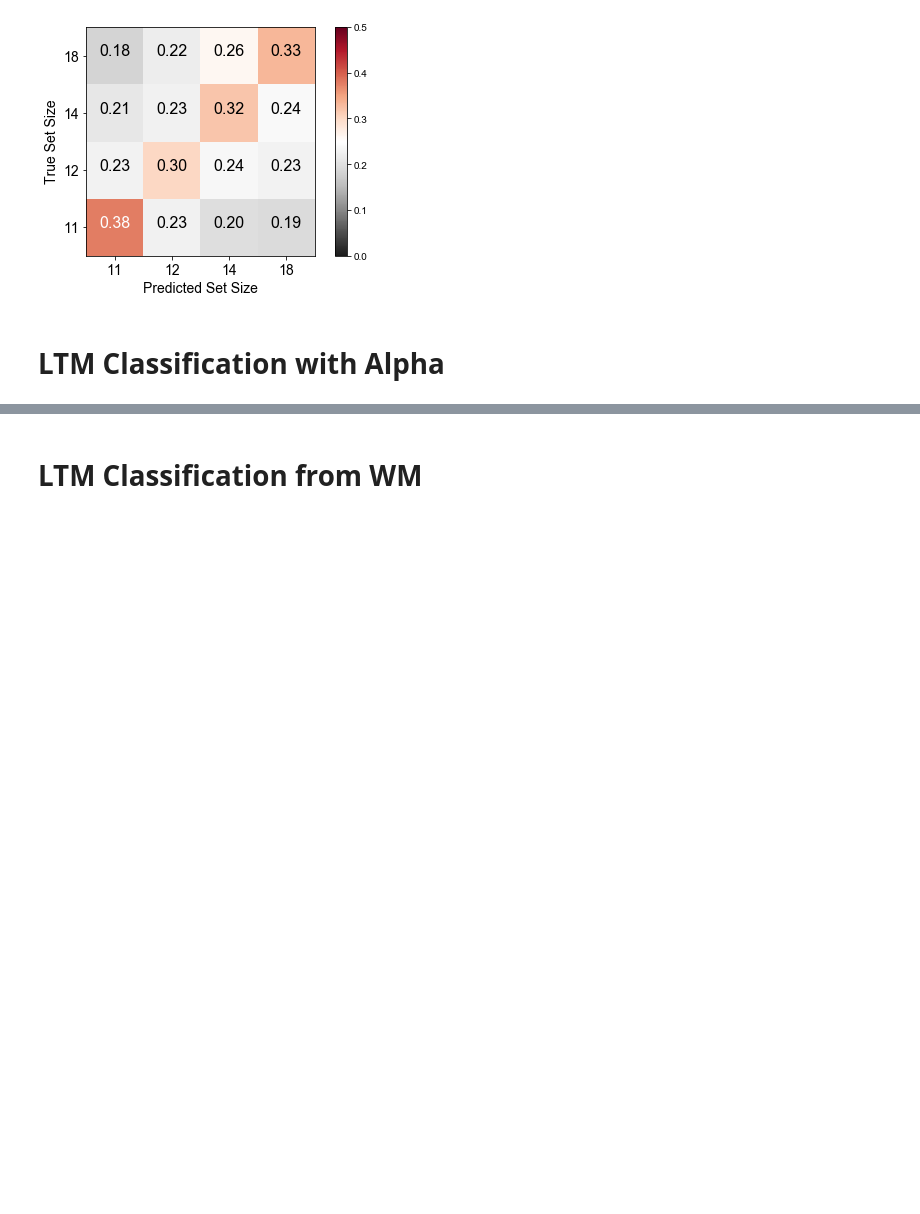
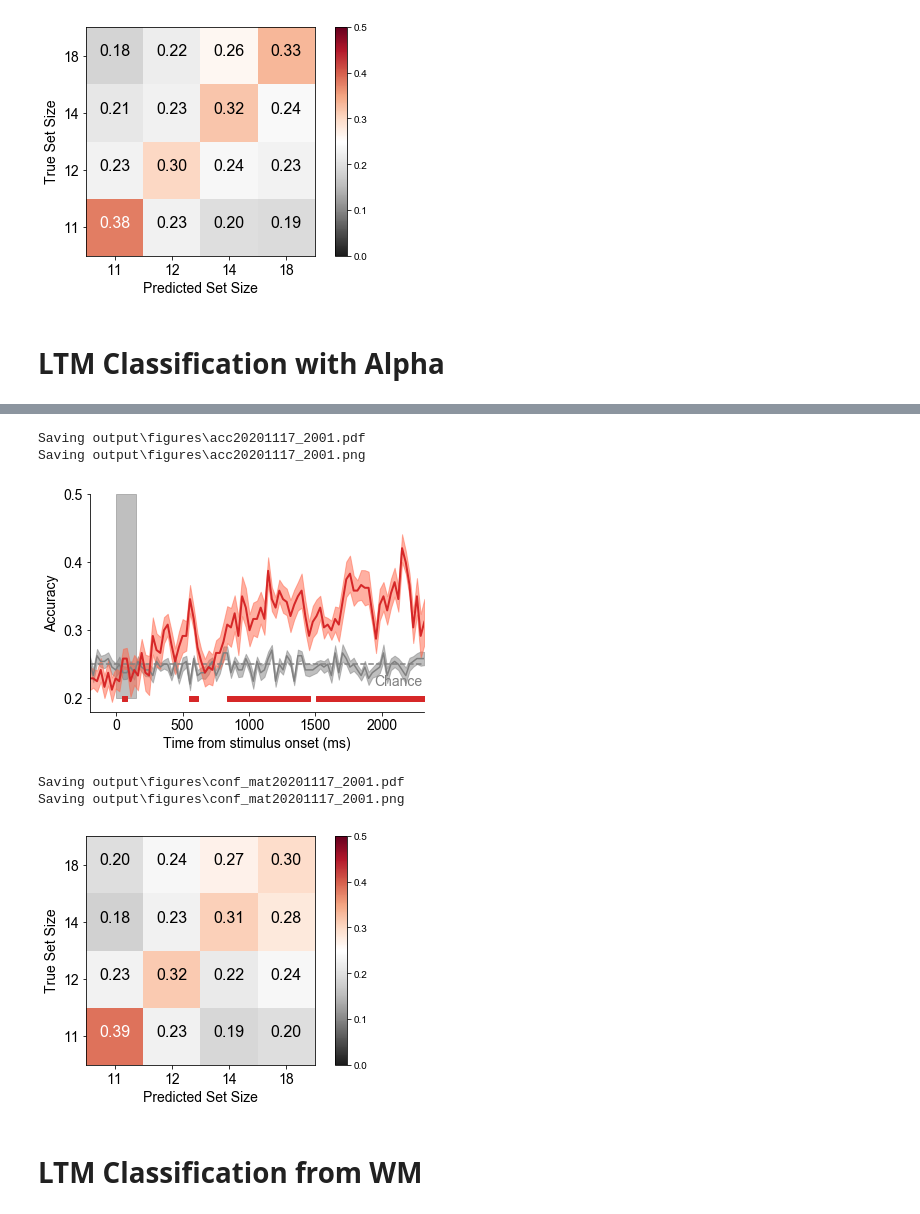
Before and after one commit to WilliamThyer/decode_ltm_from_wm, a Jupyter notebook: decode_load.ipynb, the cells around one changed output, grey strips where cells are left out. Cells and saved outputs as stored; diff of their text form; code cells hidden in the pictures; blank space fills up the shorter version.

```diff
--- a/decode_load.ipynb
+++ b/decode_load.ipynb
@@ -226,3 +238,14 @@ NameError: name 'add_power' is not defined
+# %%
+interp = decode_eeg.Interpreter(clfr)
+interp.plot_acc(significance_testing=1,savefig=1,ylim=[.18,.5])
+interp.plot_conf_mat(lower=.0,upper=.5,savefig=1)
+# %% [output]
+Saving output\figures\acc20201117_2001.pdf
+Saving output\figures\acc20201117_2001.png
+[figure, added]
+Saving output\figures\conf_mat20201117_2001.pdf
+Saving output\figures\conf_mat20201117_2001.png
+[figure, added]
 # %% [markdown]
 # LTM Classification from WM
 # %%
```
Also changed, not shown: parts of 4 cells of this notebook.
